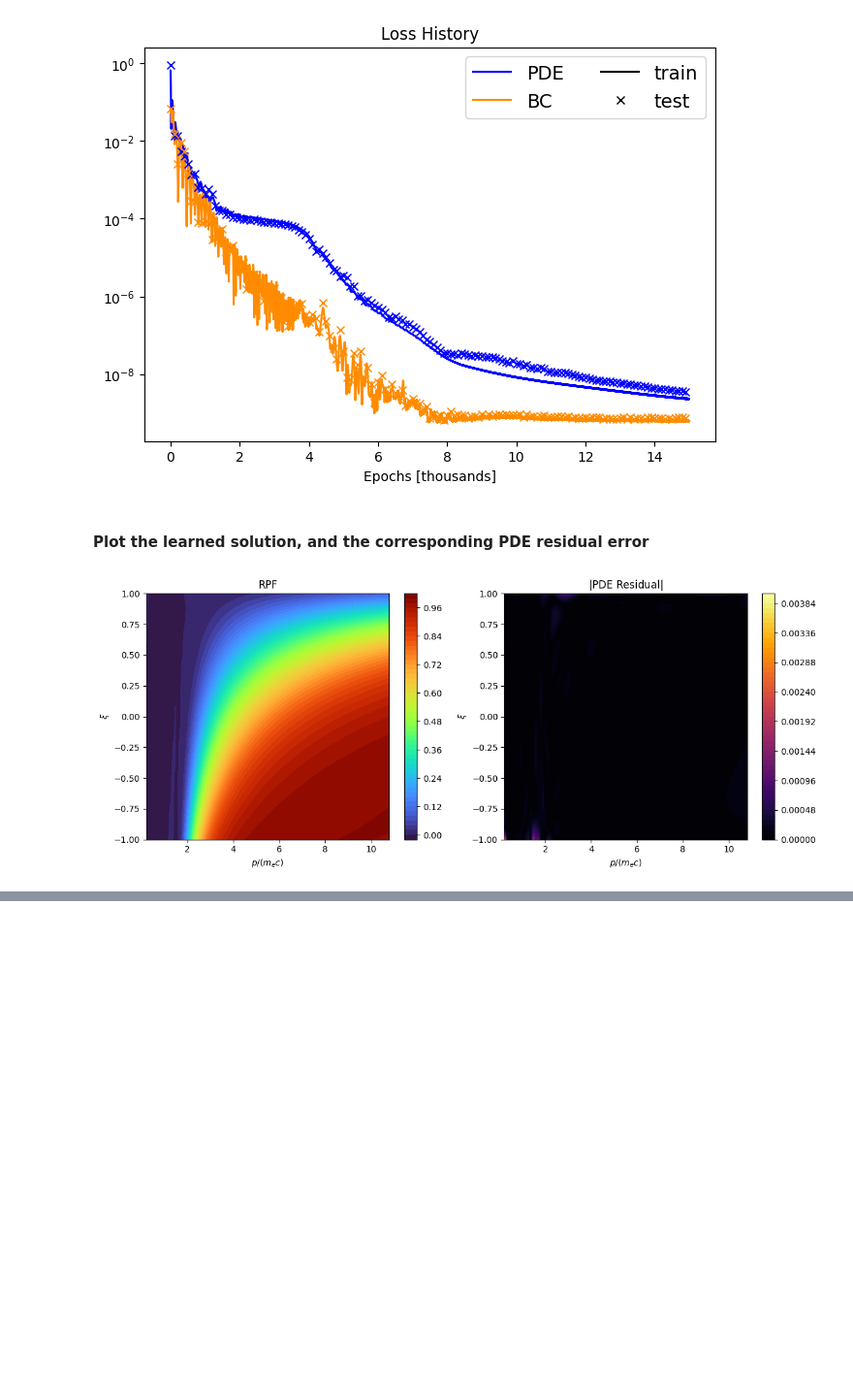
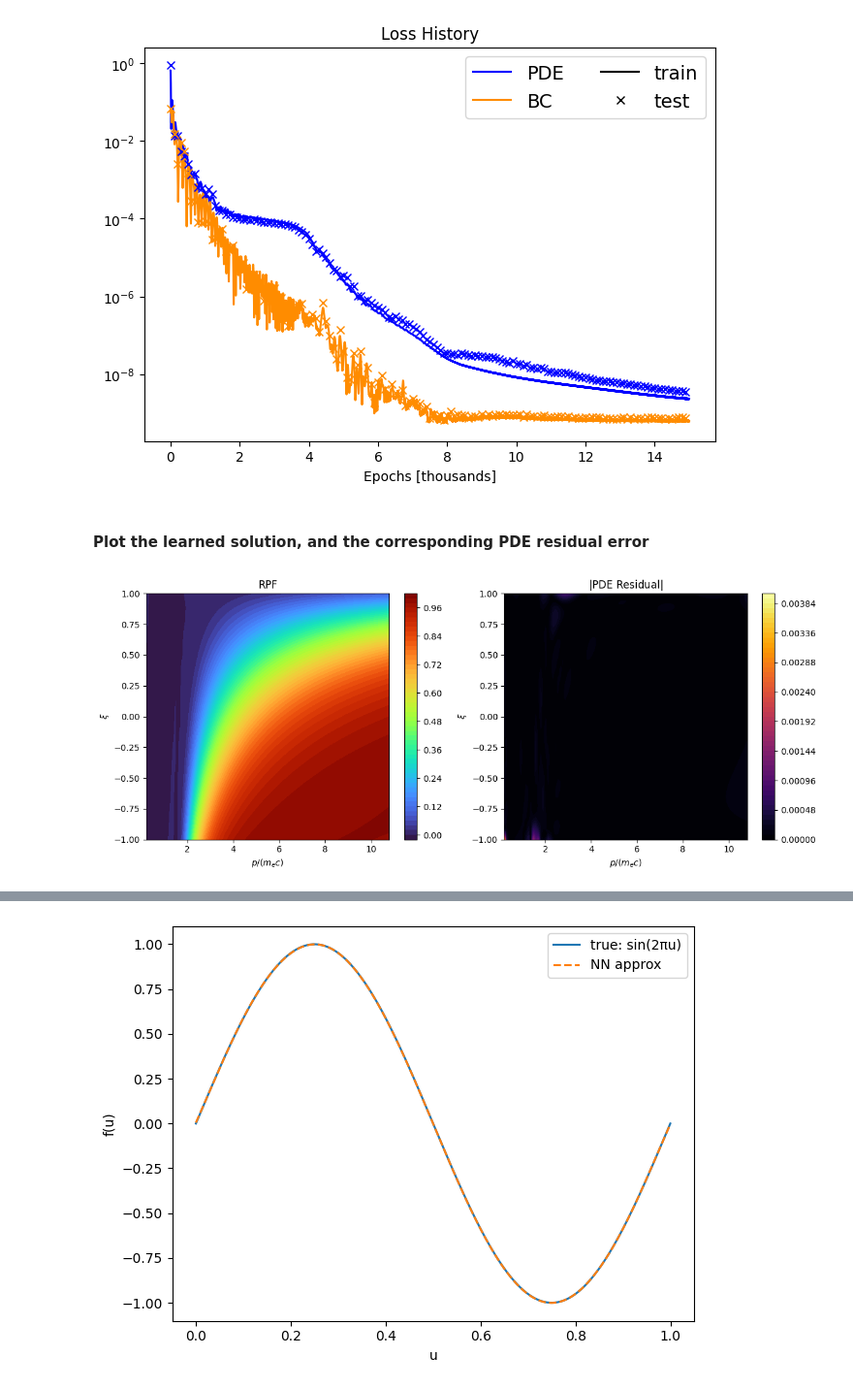
Before and after one commit to cmcdevitt2/RunAwayPINNs, a Jupyter notebook: Tutorials/RpfPinnTutorial.ipynb, the cells around one changed output, grey strips where cells are left out. Shown at 97% size. Cells and saved outputs as stored; diff of their text form; code cells hidden in the pictures; blank space fills up the shorter version.

```diff
--- a/Tutorials/RpfPinnTutorial.ipynb
+++ b/Tutorials/RpfPinnTutorial.ipynb
@@ -291,3 +845,96 @@ ax[1].set_title('$|$PDE Residual$|$')
 plt.show()
 # %% [output]
 [figure]
+# %%
+import math
+import torch
+import torch.nn as nn
+import torch.optim as optim
+import matplotlib.pyplot as plt
+
+# Reproducibility
+torch.manual_seed(0)
+
+# --- Data: u in [0, 1], target = sin(2*pi*u) ---
+def make_data(n=1024, device="cpu"):
+    u = torch.rand(n, 1, device=device)  # Uniform in [0,1]
+    y = torch.sin(2 * math.pi * u)
+    return u, y
+
+# --- Model: simple MLP regressor ---
+class SinApproximator(nn.Module):
+    def __init__(self, hidden=64, depth=3):
+        super().__init__()
+        layers = []
+        in_dim = 1
+        for _ in range(depth):
+            layers += [nn.Linear(in_dim, hidden), nn.Tanh()]
+            in_dim = hidden
+        layers += [nn.Linear(in_dim, 1)]
+        self.net = nn.Sequential(*layers)
+
+    def forward(self, u):
+        return self.net(u)
+
+def train(device="cpu"):
+    # Hyperparameters
+    n_train = 4096
+    batch_size = 256
+    epochs = 2000
+    lr = 1e-3
+
+    # Data
+    u_train, y_train = make_data(n_train, device=device)
+
+    # Model + optimizer + loss
+    model = SinApproximator(hidden=64, depth=3).to(device)
+    opt = optim.Adam(model.parameters(), lr=lr)
+    loss_fn = nn.MSELoss()
+
+    # Training loop (mini-batch)
+    for epoch in range(1, epochs + 1):
+        idx = torch.randperm(n_train, device=device)
+        u_shuf, y_shuf = u_train[idx], y_train[idx]
+
+        model.train()
+        total_loss = 0.0
+        for i in range(0, n_train, batch_size):
+            u_b = u_shuf[i:i+batch_size]
+            y_b = y_shuf[i:i+batch_size]
+
+            pred = model(u_b)
+            loss = loss_fn(pred, y_b)
+
+            opt.zero_grad()
+            loss.backward()
+            opt.step()
+
+            total_loss += loss.item() * u_b.size(0)
+
+        if epoch % 200 == 0 or epoch == 1:
+            print(f"Epoch {epoch:4d} | MSE {total_loss / n_train:.6e}")
+
+    return model
+
+def plot_result(model, device="cpu"):
+    model.eval()
+    u = torch.linspace(0, 1, 500, device=device).unsqueeze(1)
+    with torch.no_grad():
+        y_pred = model(u)
+    y_true = torch.sin(2 * math.pi * u)
+
+    u_cpu = u.squeeze(1).cpu()
+    plt.figure()
+    plt.plot(u_cpu, y_true.squeeze(1).cpu(), label="true: sin(2πu)")
+    plt.plot(u_cpu, y_pred.squeeze(1).cpu(), "--", label="NN approx")
+    plt.xlabel("u")
+    plt.ylabel("f(u)")
+    plt.legend()
+    plt.tight_layout()
+    plt.show()
+
+if __name__ == "__main__":
+    device = "cuda" if torch.cuda.is_available() else "cpu"
+    model = train(device=device)
+    plot_result(model, device=device)
+# %% [output]
@@ -293,0 +952 @@ plt.show()
+[figure, added]
```
Also changed, not shown: parts of 4 cells of this notebook, 32 other files.
